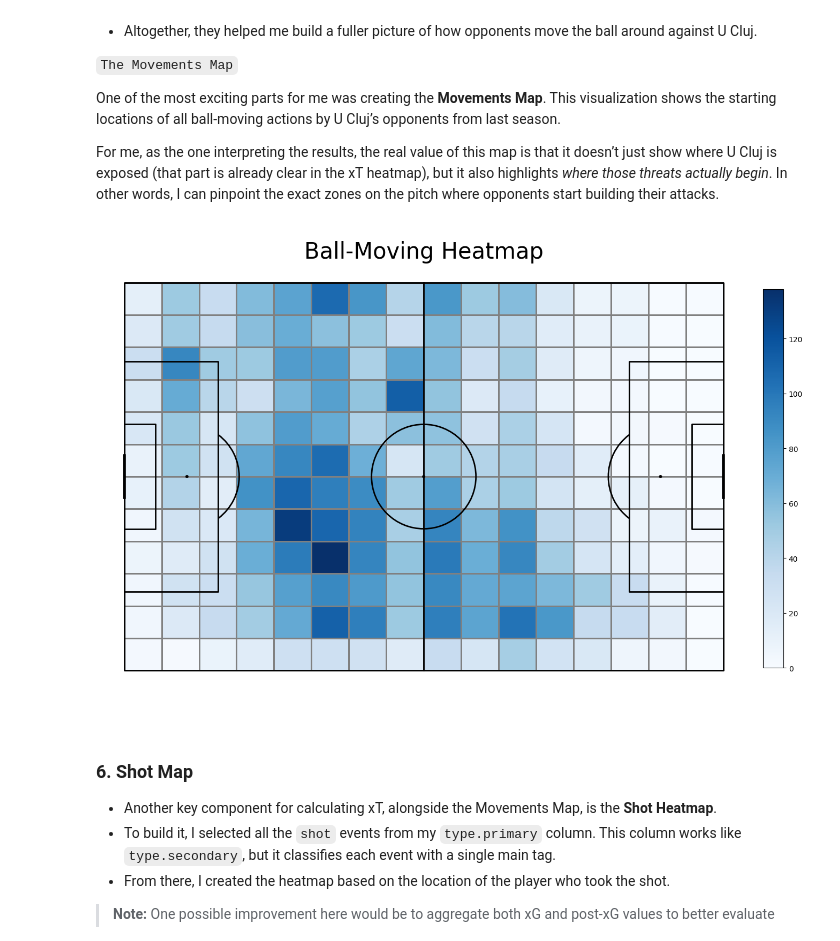
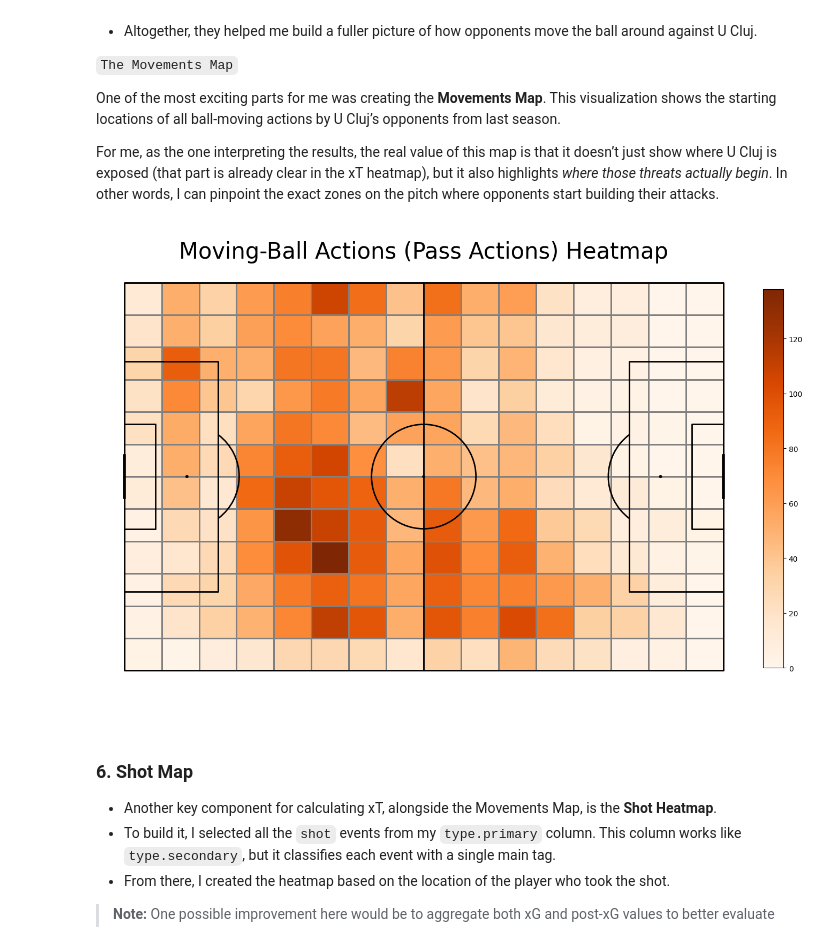
Before and after one commit to zainea-bogdan/FRF-Data-Project-ZGB, a Jupyter notebook: sourcecode/mvp_step_by_step.ipynb, the cells around one changed output. Drawn from its saved outputs; the diff is of its cells as text; code cells hidden in the pictures.

```diff
--- a/sourcecode/mvp_step_by_step.ipynb
+++ b/sourcecode/mvp_step_by_step.ipynb
@@ -185,31 +185,32 @@ For me, as the one interpreting the results, the real value of this map is that
 # %%
 pass_types = ['short_or_medium_pass', 'long_pass', 'head_pass', 'smart_pass', 'cross','forward_pass','progressive_pass','lateral_pass','back_pass','dribble']
 
 move_df = df.loc[
     (df['type.secondary'].apply(lambda x: any(item in x for item in pass_types))) &
     (df['pass.accurate'] == True)
 ]
 
 # making sure the coordinates are in the right interval
 move_df = move_df.loc[(((move_df["pass.endLocation.x"] != 0) & (move_df["pass.endLocation.y"] != 68)) & ((move_df["pass.endLocation.x"] != 105) & (move_df["pass.endLocation.y"] != 0)))]
 
 # development of the heatmap
 pitch = Pitch(line_color='black', pitch_type='custom', pitch_length=105, pitch_width=68, line_zorder=2)
 move = pitch.bin_statistic(move_df['location.x'], move_df['location.y'], statistic='count', bins=(16, 12), normalize=False)
 
 fig, ax = pitch.grid(grid_height=0.9, title_height=0.06, axis=False,
                      endnote_height=0.04, title_space=0, endnote_space=0)
-pcm = pitch.heatmap(move, cmap='Blues', edgecolor='grey', ax=ax['pitch'])
+pcm = pitch.heatmap(move, cmap='Oranges', edgecolor='grey', ax=ax['pitch'])
 
 ax_cbar = fig.add_axes((1, 0.093, 0.03, 0.786))
 cbar = plt.colorbar(pcm, cax=ax_cbar)
 
-fig.suptitle('Ball-Moving Heatmap', fontsize=30)
+fig.suptitle('Moving-Ball Actions (Pass Actions) Heatmap', fontsize=30)
+plt.savefig("heatmap-slide-2")
 plt.show()
 
 move_count = move["statistic"]
 # %% [output]
-[figure, old version]
+[figure, new version]
 # %% [markdown]
 ### 6. Shot Map
 
```
Also changed, not shown: parts of 2 cells of this notebook.
